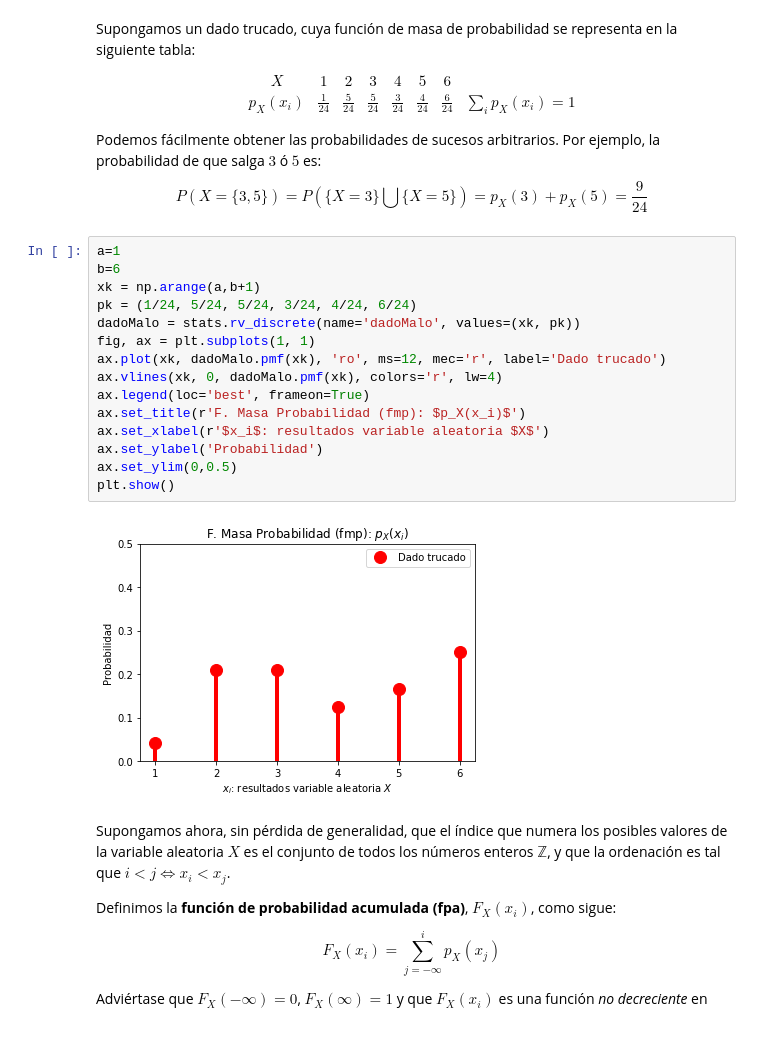
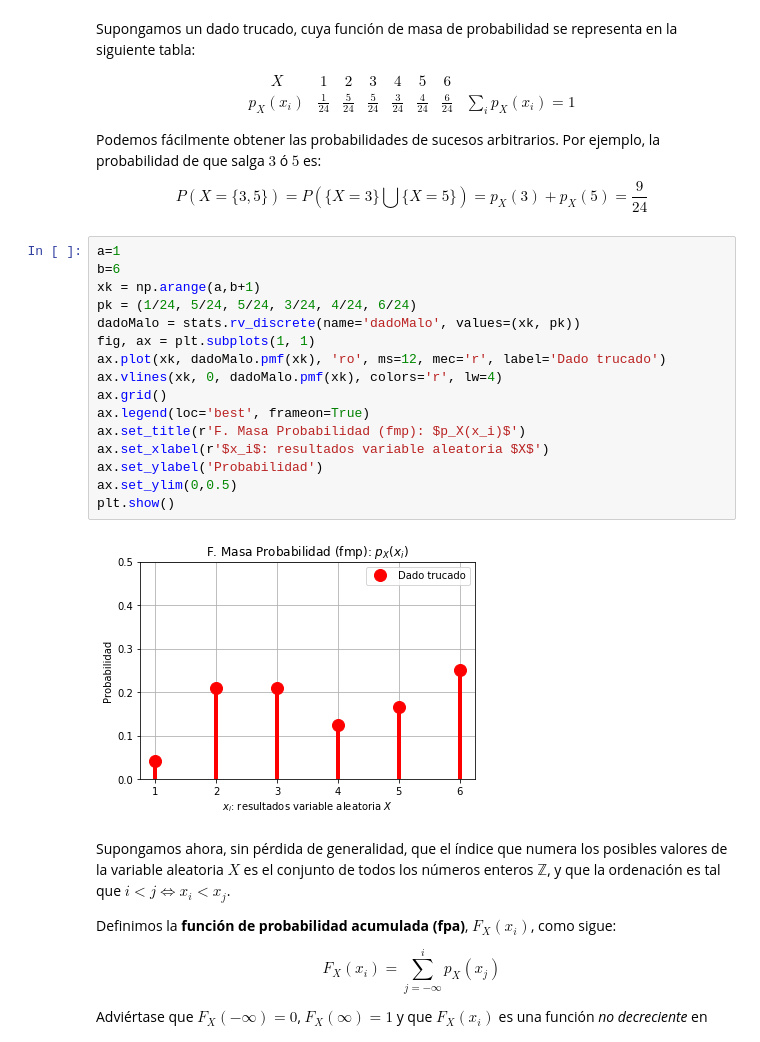
Before and after one commit to jruizalz/EPE-ULPGC, a Jupyter notebook: Bloque_2/2.VariableDiscreta.ipynb, the cells around one changed output. Cells and saved outputs as stored; diff of their text form.

```diff
--- a/Bloque_2/2.VariableDiscreta.ipynb
+++ b/Bloque_2/2.VariableDiscreta.ipynb
@@ -37,20 +37,21 @@ $$
 # %%
 a=1
 b=6
 xk = np.arange(a,b+1)
 pk = (1/24, 5/24, 5/24, 3/24, 4/24, 6/24)
 dadoMalo = stats.rv_discrete(name='dadoMalo', values=(xk, pk))
 fig, ax = plt.subplots(1, 1)
 ax.plot(xk, dadoMalo.pmf(xk), 'ro', ms=12, mec='r', label='Dado trucado')
 ax.vlines(xk, 0, dadoMalo.pmf(xk), colors='r', lw=4)
+ax.grid()
 ax.legend(loc='best', frameon=True)
 ax.set_title(r'F. Masa Probabilidad (fmp): $p_X(x_i)$')
 ax.set_xlabel(r'$x_i$: resultados variable aleatoria $X$')
 ax.set_ylabel('Probabilidad')
 ax.set_ylim(0,0.5)
 plt.show()
 # %% [output]
-[figure, old version]
+[figure, new version]
 # %% [markdown]
 Supongamos ahora, sin pérdida de generalidad, que el índice que numera los posibles valores de la variable aleatoria $X$ es el conjunto de todos los números enteros $\mathbb{Z}$, y que la ordenación es tal que $i<j \iff x_i < x_j$.
 
```
Also changed, not shown: parts of 15 cells of this notebook.
